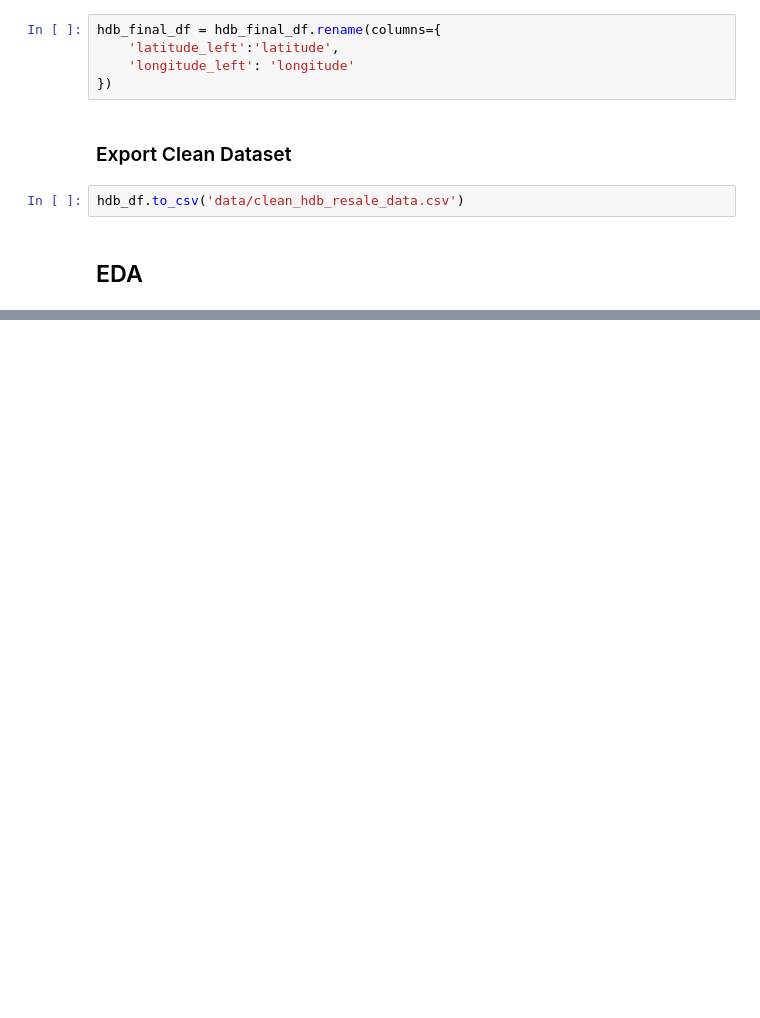
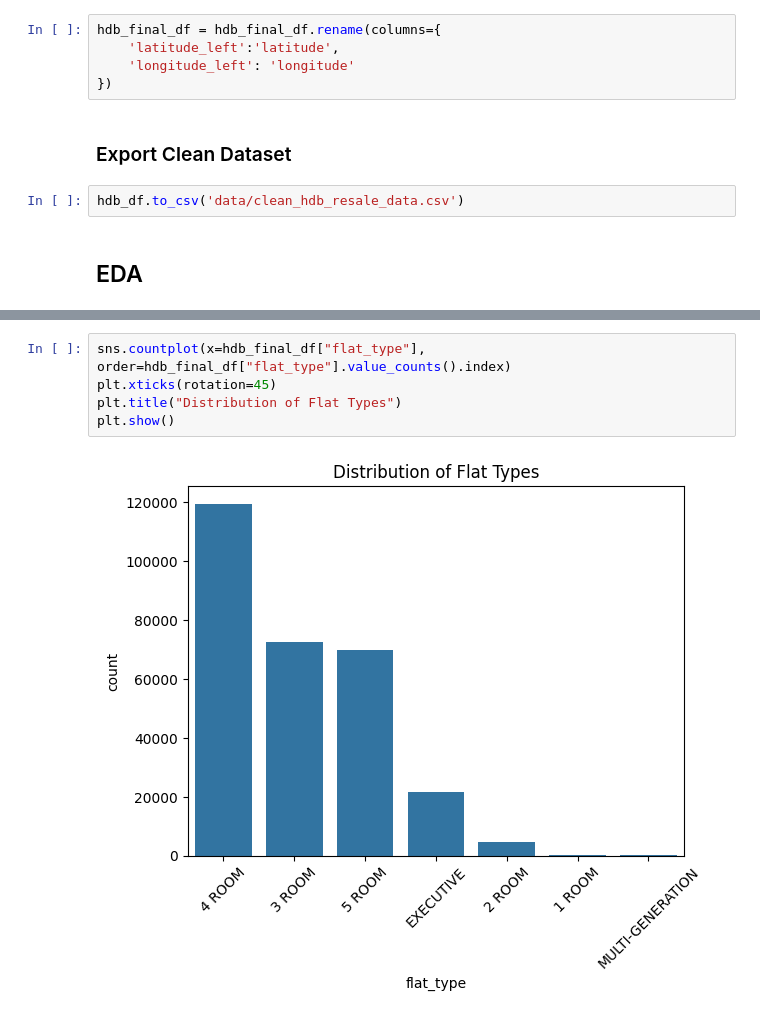
Before and after one commit to KaungSiThu-Sallius/HDB-Resale-Prices-Prediction, a Jupyter notebook: main.ipynb, the cells around one changed output, grey strips where cells are left out. Drawn from its saved outputs; the diff is of its cells as text; blank space fills up the shorter version.

```diff
--- a/main.ipynb
+++ b/main.ipynb
@@ -272,0 +296,7 @@ hdb_df.to_csv('data/clean_hdb_resale_data.csv')
+# %%
+sns.countplot(x=hdb_final_df["flat_type"], order=hdb_final_df["flat_type"].value_counts().index)
+plt.xticks(rotation=45)
+plt.title("Distribution of Flat Types")
+plt.show()
+# %% [output]
+[figure, added]
```
Also changed, not shown: parts of 12 cells of this notebook, 1 other file.
